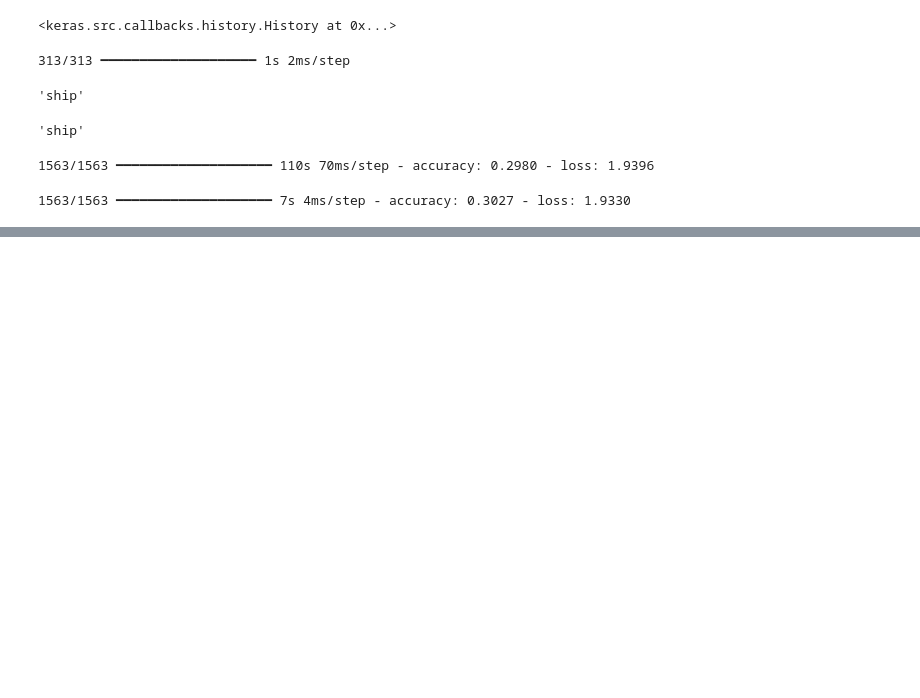
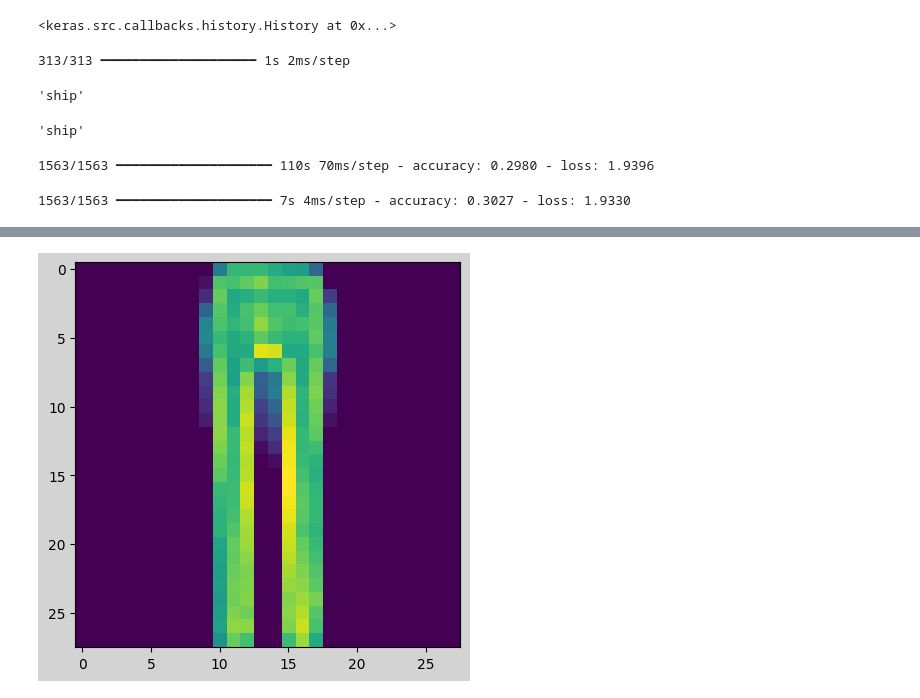
Before and after one commit to harshit-538/ML-DL, a Jupyter notebook: 4_image_classification(cpu+gpu).ipynb, the cells around one changed output, grey strips where cells are left out. Cells and saved outputs as stored; diff of their text form; code cells hidden in the pictures; blank space fills up the shorter version.

```diff
--- a/4_image_classification(cpu+gpu).ipynb
+++ b/4_image_classification(cpu+gpu).ipynb
@@ -114,0 +163,4 @@ with tf.device('/GPU:0'):
+# %%
+plot_sample(69)
+# %% [output]
+[figure, added]
```
Also changed, not shown: parts of 12 cells of this notebook.
